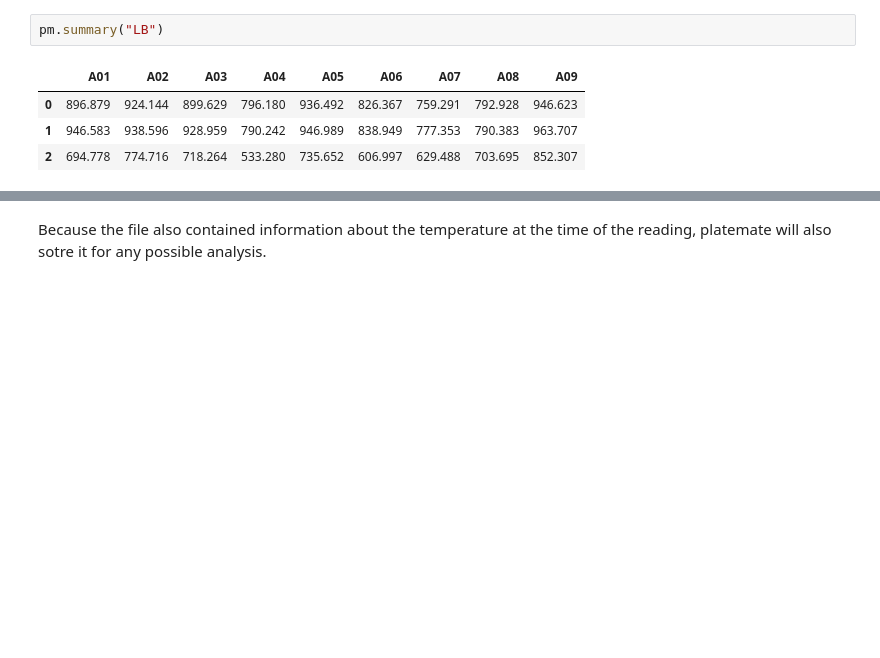
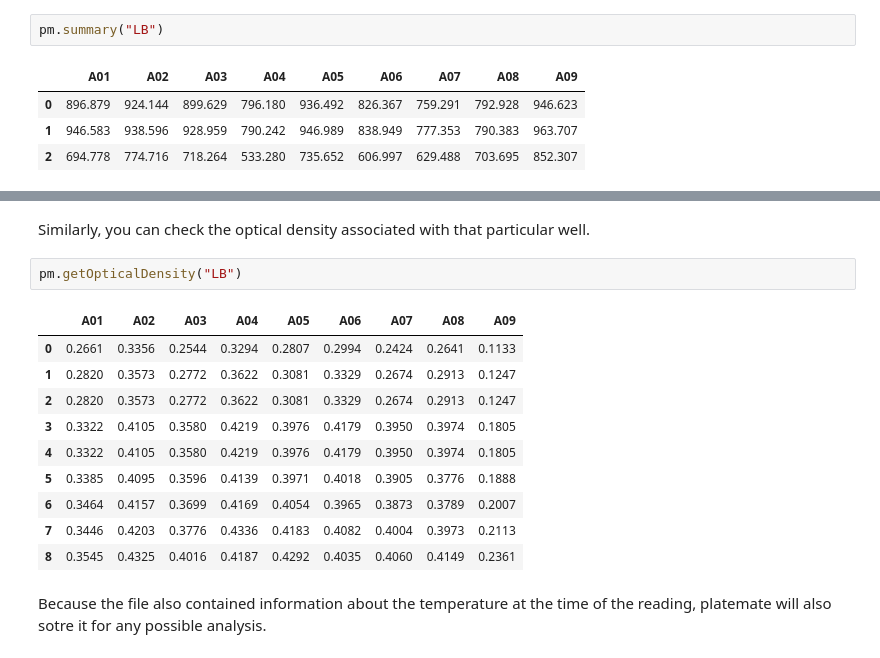
Before and after one commit to VandroiyLabs/platemate, a Jupyter notebook: examples/iGEM 2015 Interlab - BrasilUSP.ipynb, the cells around one changed output, grey strips where cells are left out. Cells and saved outputs as stored; diff of their text form; blank space fills up the shorter version.

```diff
--- a/examples/iGEM 2015 Interlab - BrasilUSP.ipynb
+++ b/examples/iGEM 2015 Interlab - BrasilUSP.ipynb
@@ -62,3 +77,18 @@ pm.summary("LB")
+# %% [markdown]
+Similarly, you can check the optical density associated with that particular well.
+# %%
+pm.getOpticalDensity("LB")
+# %% [output]
+|  | A01 | A02 | A03 | A04 | A05 | A06 | A07 | A08 | A09 |
+| 0 | 0.2661 | 0.3356 | 0.2544 | 0.3294 | 0.2807 | 0.2994 | 0.2424 | 0.2641 | 0.1133 |
+| 1 | 0.2820 | 0.3573 | 0.2772 | 0.3622 | 0.3081 | 0.3329 | 0.2674 | 0.2913 | 0.1247 |
+| 2 | 0.2820 | 0.3573 | 0.2772 | 0.3622 | 0.3081 | 0.3329 | 0.2674 | 0.2913 | 0.1247 |
+| 3 | 0.3322 | 0.4105 | 0.3580 | 0.4219 | 0.3976 | 0.4179 | 0.3950 | 0.3974 | 0.1805 |
+| 4 | 0.3322 | 0.4105 | 0.3580 | 0.4219 | 0.3976 | 0.4179 | 0.3950 | 0.3974 | 0.1805 |
+| 5 | 0.3385 | 0.4095 | 0.3596 | 0.4139 | 0.3971 | 0.4018 | 0.3905 | 0.3776 | 0.1888 |
+| 6 | 0.3464 | 0.4157 | 0.3699 | 0.4169 | 0.4054 | 0.3965 | 0.3873 | 0.3789 | 0.2007 |
+| 7 | 0.3446 | 0.4203 | 0.3776 | 0.4336 | 0.4183 | 0.4082 | 0.4004 | 0.3973 | 0.2113 |
+| 8 | 0.3545 | 0.4325 | 0.4016 | 0.4187 | 0.4292 | 0.4035 | 0.4060 | 0.4149 | 0.2361 |
 # %% [markdown]
 Because the file also contained information about the temperature at the time of the reading, platemate will also sotre it for any possible analysis.
 # %%
```
Also changed, not shown: parts of 9 cells of this notebook, 2 other files.
